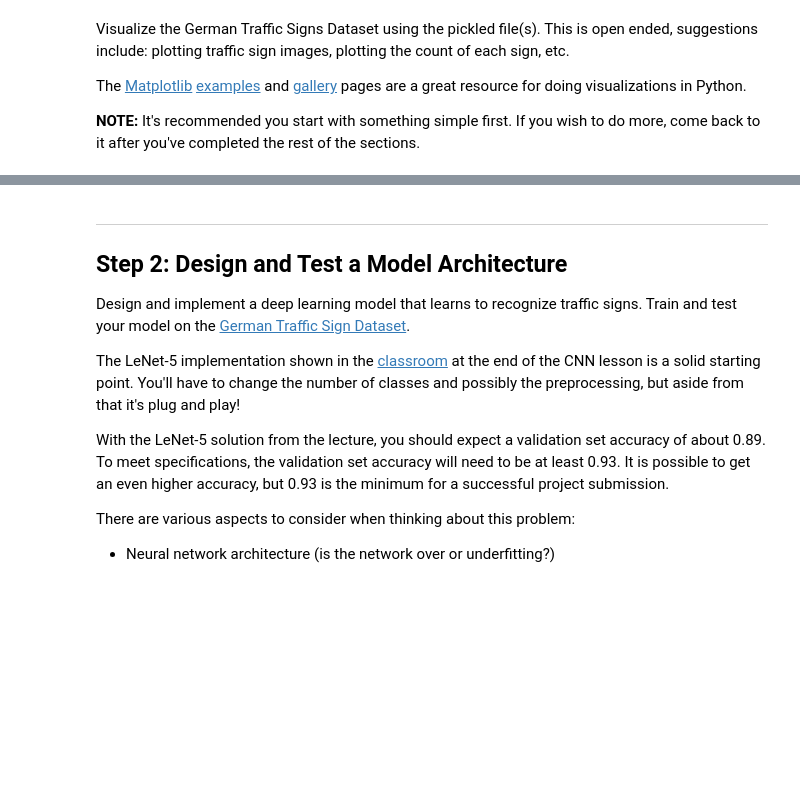
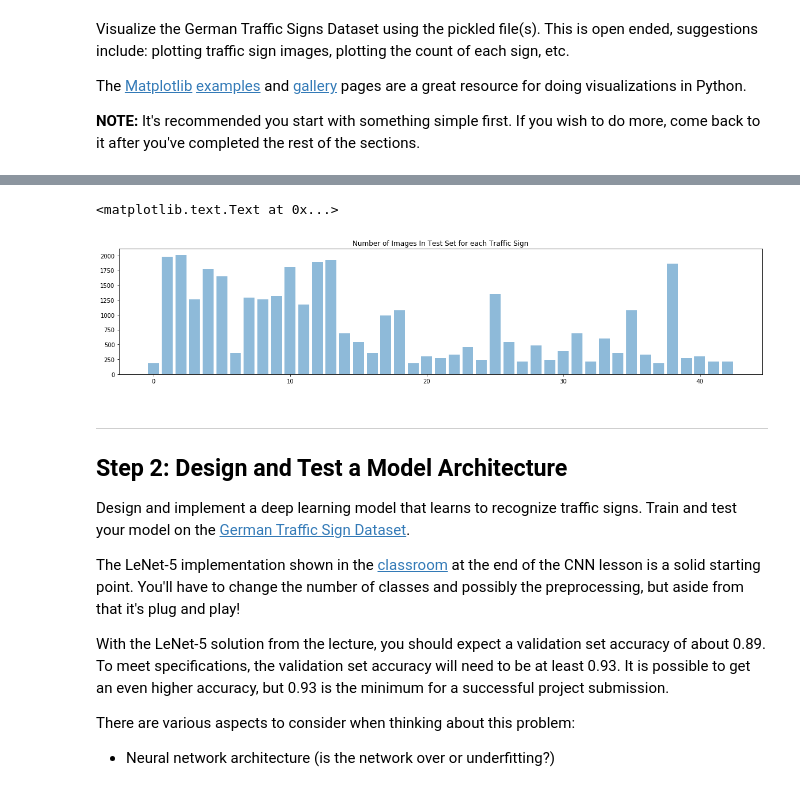
Before and after one commit to game-of-drones/CarND-Traffic-Sign-Classifier-Project, a Jupyter notebook: Traffic_Sign_Classifier.ipynb, the cells around one changed output, grey strips where cells are left out. Cells and saved outputs as stored; diff of their text form; code cells hidden in the pictures; blank space fills up the shorter version.

```diff
--- a/Traffic_Sign_Classifier.ipynb
+++ b/Traffic_Sign_Classifier.ipynb
@@ -126,3 +152,12 @@ for i in range(2):
+# %%
+fig =plt.figure(figsize=(20,4))
+plt.bar(yunique, ycounts, align='center', alpha=0.5)
+#plt.xticks(y_pos, objects)
+#plt.ylabel('Usage')
+plt.title('Number of Images In Test Set for each Traffic Sign')
+# %% [output]
+<matplotlib.text.Text at 0x...>
+[figure, added]
 # %% [markdown]
 ----
 
```
Also changed, not shown: parts of 26 cells of this notebook, 14 other files.
